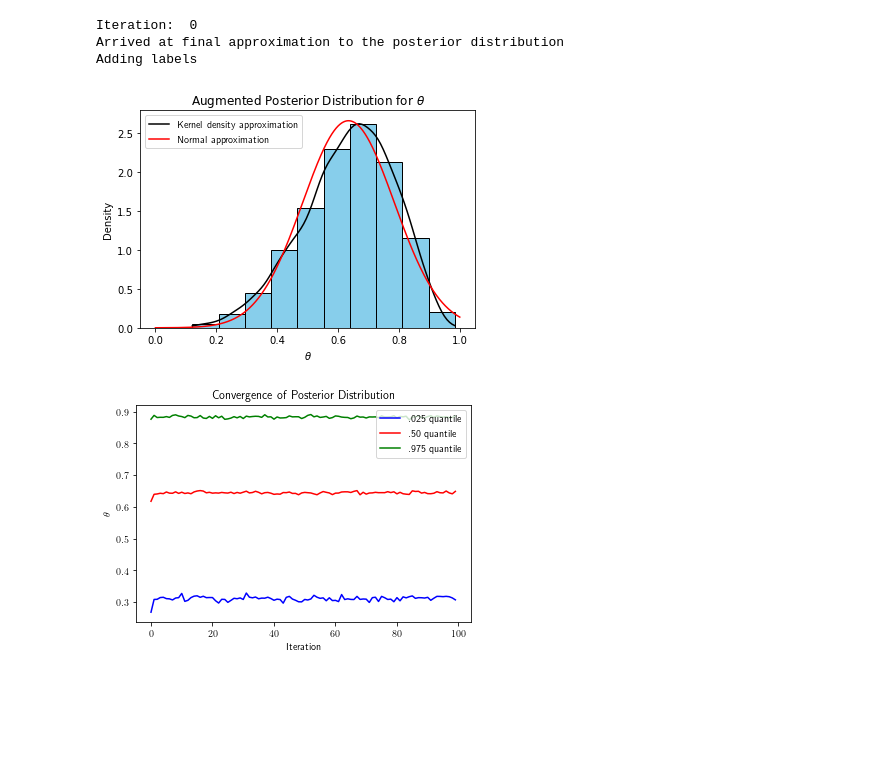
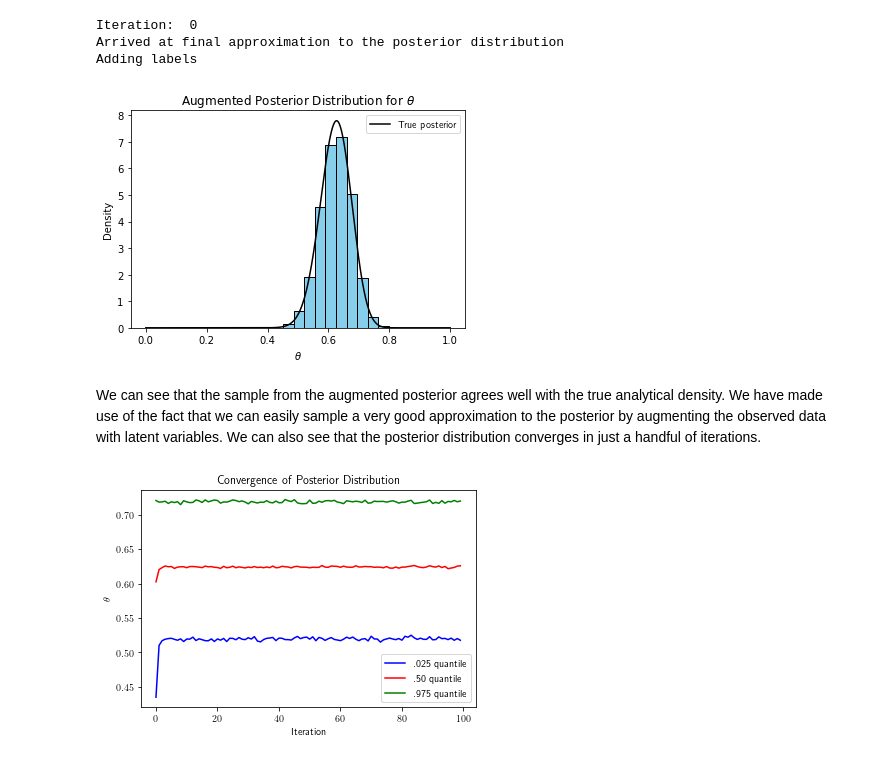
Before and after one commit to kbb9796/statistical-work, a Jupyter notebook: data_augmentation/genetic_linkage.ipynb, the cells around one changed output. Drawn from its saved outputs; the diff is of its cells as text; code cells hidden in the pictures; blank space fills up the shorter version.

```diff
--- a/data_augmentation/genetic_linkage.ipynb
+++ b/data_augmentation/genetic_linkage.ipynb
@@ -6,20 +16,7 @@ import matplotlib.pyplot as plt
 from scipy.stats import gaussian_kde
 from scipy.stats import norm
 
-## Data imputation algorithm
-
-# Idea is that over iterations, you are updating your current approximation to the posterior distribution
-# And over imputations, you are generating a sample from the current approximation to the posterior distribution
-# So, each imputation is generated from the current approximation to the posterior distribution
-
-## Genetic linkage example
-
-# Observed data Y = (125, 18, 20, 34)
-# For mini genetic linkage model Y = (14, 0, 1, 5)
-# And the last observed data option is Y = (13, 1, 2, 3)
-# Assuming uniform prior on theta
-
-y1, y2, y3, y4 = [13, 1, 2, 3]
+y1, y2, y3, y4 = [125, 18, 20, 34]
 
 numIterations = 100
 numImputations = 5000
@@ -48,53 +45,47 @@ for iiIteration in range(numIterations):
 
     for jjImputation in range(numImputations):
 
         currentLatentVariable = currentImputations[random.randint(0, numImputations - 1)] # drawn from the conditional predictive distribution given the current approximation to the posterior
         currentTheta[jjImputation] = np.random.beta(currentLatentVariable + y4 + 1, y2 + y3 + 1, 1) # sampling the current approximation to the posterior
         # (which of course depends on the latent variables that in turn depend on the previous approximation to the posterior)
         posteriorApproximations[iiIteration, jjImputation] = currentTheta[jjImputation]
 
     if iiIteration == (numIterations - 1):
 
         print('Arrived at final approximation to the posterior distribution')
 
 
-# Generate the pdfs to plot as well
+## Plot the true posterior distribution as well
+
+theta = np.linspace(0, 1, 10000)
+trueDensity = ((2 + theta) ** y1) * ((1 - theta) ** (y2 + y3)) * (theta ** y4)
+
+# Normalize the true density
+
+deltaTheta = theta[1] - theta[0]
+normalizingConstant = np.sum(deltaTheta * trueDensity)
+trueDensity = trueDensity / normalizingConstant
 
 posteriorSample = currentTheta
-kde1 = gaussian_kde(posteriorSample)
-xValues1 = np.linspace(min(posteriorSample), max(posteriorSample), numIterations)
-densityValues1 = kde1(xValues1)
-
-## IDEA FOR PLOTTING --- PLOT EACH APPROXIMATION TO THE POSTERIOR FOR DIFFERENT ITERATIONS (I.E. ITERATION = 1, 50, 100, 100000) ETC.
-
 plt.hist(posteriorSample, density = True, color = 'skyblue', edgecolor = 'black')
-plt.plot(xValues1, densityValues1, color = 'black', label = 'Kernel density approximation')
+plt.plot(theta, trueDensity, color = 'black', label = 'True posterior')
 print('Adding labels')
 plt.rc('text', usetex = True)
 plt.xlabel('$\\theta$')
 plt.ylabel('Density')
 plt.title('Augmented Posterior Distribution for $\\theta$')
-
-sampleMean = np.mean(posteriorSample)
-sampleStd = np.std(posteriorSample)
-theta = np.linspace(0, 1, 10000)
-normalApprox = norm.pdf(theta, loc = sampleMean, scale = sampleStd)
-plt.plot(theta, normalApprox, color = 'red', label = 'Normal approximation')
 plt.legend()
 plt.show()
 
-## Plot the convergence of the process (i.e. plot mean of jointPosteriorApprox over iteration)
-## Or could plot percentiles or something like that over iterations on a graph and see where it stabilizes
-
 quantiles = np.array([.025, .50, .975])
 convergenceQuantiles = np.quantile(posteriorApproximations, quantiles, axis = 1)
-
-## COMPARE TO THE GENETIC LINKAGE MINISET
 # %% [output]
 Iteration:  0
 Arrived at final approximation to the posterior distribution
 Adding labels
-[figure, old version]
+[figure, new version]
+# %% [markdown]
+We can see that the sample from the augmented posterior agrees well with the true analytical density. We have made use of the fact that we can easily sample a very good approximation to the posterior by augmenting the observed data with latent variables. We can also see that the posterior distribution converges in just a handful of iterations.
 # %%
 colors = np.array(['blue', 'red', 'green'])
 labels = np.array(['.025 quantile', '.50 quantile', '.975 quantile'])
@@ -110,4 +101,4 @@ plt.title('Convergence of Posterior Distribution')
 plt.legend()
 plt.show()
 # %% [output]
-[figure, old version]
+[figure, new version]
```
Also changed, not shown: parts of 1 cell of this notebook, 5 other files.
